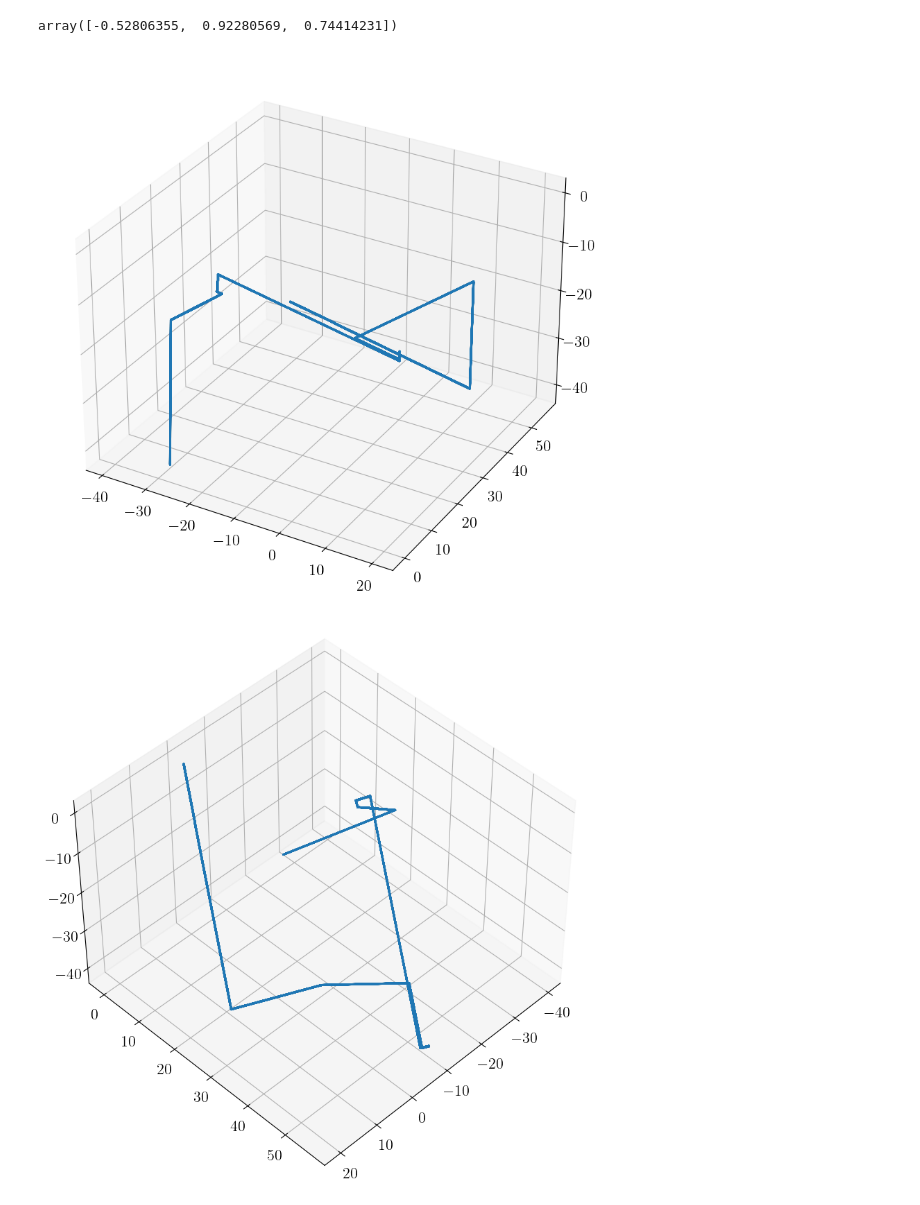
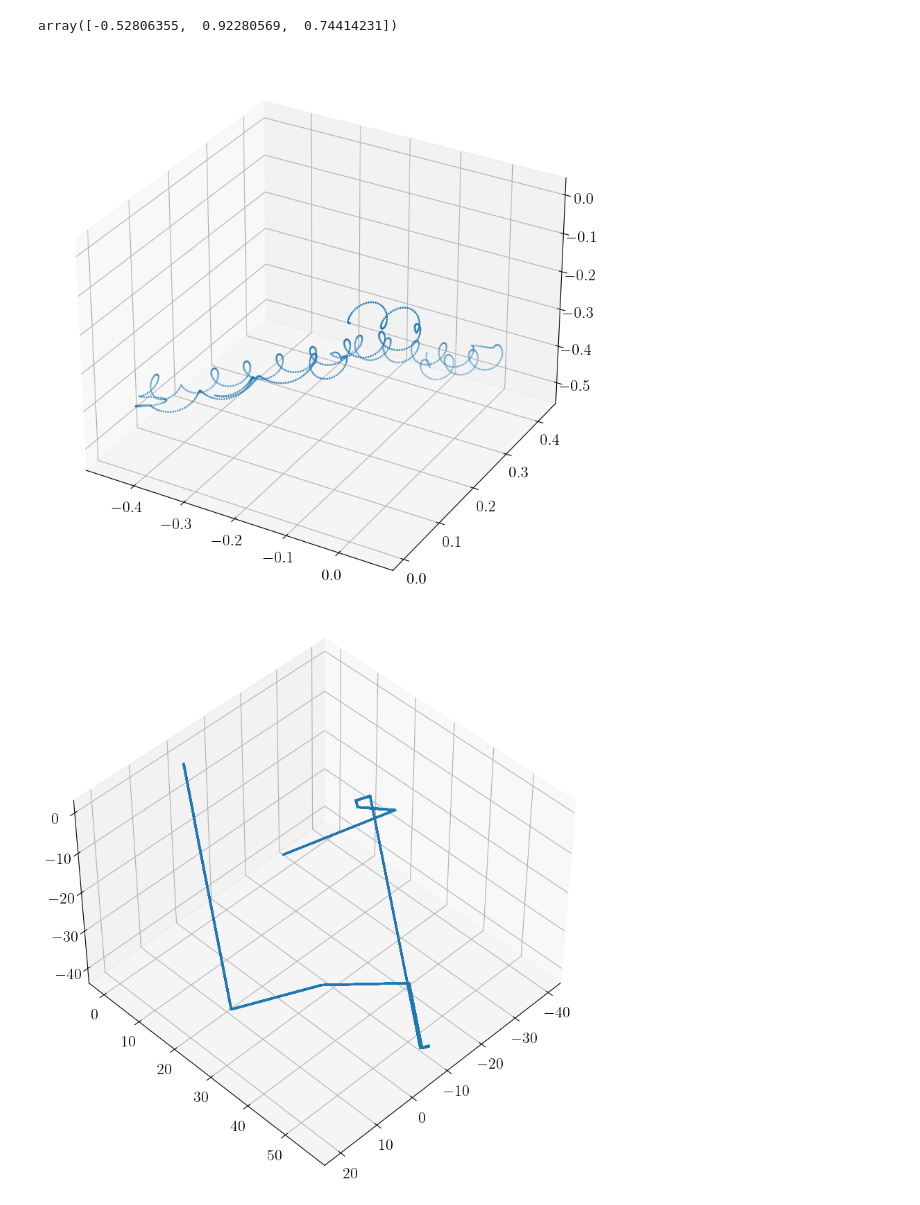
Before and after one commit to alireza-astane/starSwimmer3D, a Jupyter notebook: phase3.ipynb, the cells around one changed output. Saved outputs shown, nothing was run; the diff lists cells and outputs as text; code cells hidden in the pictures.

```diff
--- a/phase3.ipynb
+++ b/phase3.ipynb
@@ -192,31 +192,31 @@ Rot.from_matrix(rotationData[0]).as_euler("xyz",degrees=True)
 # %% [output]
 array([-0.52806355,  0.92280569,  0.74414231])
 # %%
-rotorStep = 100_000
+rotorStep = 1_000
 rotorR = np.array([0.,0.,0.])
 rotorRotation = np.eye(3)
-p = 0.001/8
+p = 0.1/8
 s = 1
 RotationDataOver8 = Rot.from_euler("xyz",Rot.from_matrix(rotationData[:]).as_euler("xyz",degrees=True)/8).as_matrix()
 
 poses = np.zeros((rotorStep,3))
 for i in range(rotorStep):
     if np.random.uniform(0,1) <= p:
         s = np.random.randint(0,24)
     rotorR += np.matmul(rotorRotation,deltaData[s]/8)
     rotorRotation = np.matmul( RotationDataOver8[s] ,rotorRotation)
     poses[i,:] = rotorR
 
 
 
 
 ax = plt.figure(figsize=(10,10)).add_subplot(projection='3d')
 
 ax.scatter(xs = poses[:,0],ys = poses[:,1], zs=poses[:,2],s=1)
-# ax.view_init(angles[0], angles[1])
-plt.savefig("random_walk_p=0.001.png")
+# ax.view_init(,)
+plt.savefig(f"random_walk_p={p}.png")
 # %% [output]
-[figure, old version]
+[figure, new version]
 # %%
 ax = plt.figure(figsize=(10,10)).add_subplot(projection='3d')
 
```
Also changed, not shown: 4 other files.
